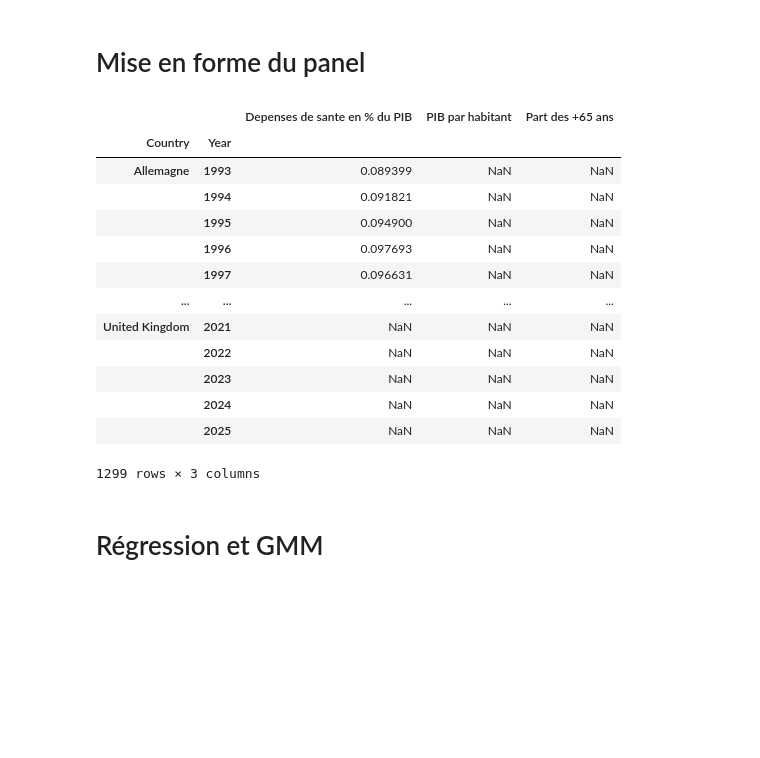
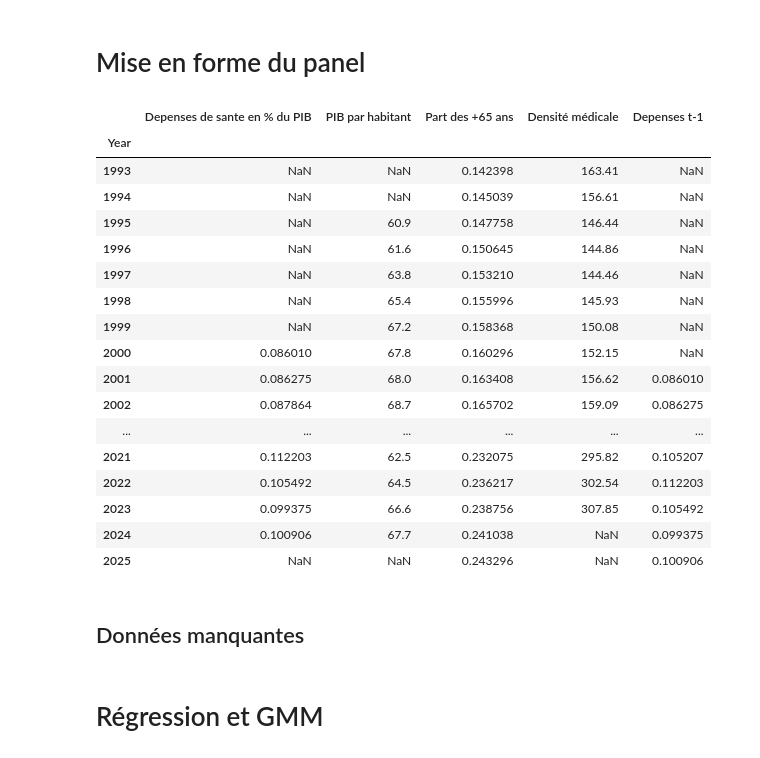
Before and after one commit to celineferbach/PESSD, a Jupyter notebook: main.ipynb, the cells around one changed output. Drawn from its saved outputs; the diff is of its cells as text; code cells hidden in the pictures; blank space fills up the shorter version.

Commit message:
ajout lag et densité médicale

```diff
--- a/main.ipynb
+++ b/main.ipynb
@@ -24,19 +24,13 @@ rajouter les données de dépenses de santé pour 1994 - 2004 en regardant sur l
 rajouter la base mortalite
 faire le tri dans les pays de la bdd nb de médecins
 # %%
-def load_data() :
-    #PIB, pop_65, pop_tot, densite_medicale, out_of_pocket, mortalite :  #à remplacer par load_data() quand ce sera codé
-
-    depenses_sante_vol = pd.read_excel(os.path.join("data", "Depenses_sante_en_volume.xlsx"))
-    depenses_sante_PIB = pd.read_excel(os.path.join("data", "Depenses_Sante_PIB.xlsx"))
-    pib = pd.read_excel(os.path.join("data", "PIB.xlsx"))
-    pib_par_habitant = pd.read_excel(os.path.join("data", "PIB_par_habitant.xlsx"))
-    pop_tot = pd.read_excel(os.path.join("data", "Pop_tot.xlsx"))
-    pop65 = pd.read_excel(os.path.join("data", "Pop+65ans.xlsx"))
-    part_pop65 = pd.read_excel(os.path.join("data", "part_pop_plus_65.xlsx"))
-    pop_par_age = pd.read_excel(os.path.join("data", "Population_par_age_tranches5ans.xlsx"))
-
-    return depenses_sante_vol, depenses_sante_PIB, pib, pib_par_habitant, pop_tot, pop65, part_pop65, pop_par_age
-
-depenses_sante_vol, depenses_sante_PIB, pib, pib_par_habitant, pop_tot, pop65, part_pop65, pop_par_age = load_data()
+depenses_sante_vol = pd.read_excel(os.path.join("data", "Depenses_sante_en_volume.xlsx"))
+depenses_sante_PIB = pd.read_excel(os.path.join("data", "Depenses_Sante_PIB.xlsx"))
+pib = pd.read_excel(os.path.join("data", "PIB.xlsx"))
+pib_par_habitant = pd.read_excel(os.path.join("data", "PIB_par_habitant.xlsx"))
+pop_tot = pd.read_excel(os.path.join("data", "Pop_tot.xlsx"))
+pop65 = pd.read_excel(os.path.join("data", "Pop+65ans.xlsx"))
+part_pop65 = pd.read_excel(os.path.join("data", "part_pop_plus_65.xlsx"))
+pop_par_age = pd.read_excel(os.path.join("data", "Population_par_age_tranches5ans.xlsx"))
+offre_medicale = pd.read_excel(os.path.join("data", "Offre-medicale_Practiciens.xlsx"))
 # %%
@@ -97,27 +91,32 @@ def preparer_donnees(fichier, var) :   #var est un str indiquant le nom de la va
 # %%
 panel_depenses_sante_PIB = preparer_donnees(depenses_sante_PIB, "Depenses de sante en % du PIB")
 panel_PIB_par_habitant = preparer_donnees(pib_par_habitant, "PIB par habitant")
 panel = pd.merge(panel_depenses_sante_PIB, panel_PIB_par_habitant, on=['Country', 'Year'], how='outer')
 panel_pop65 = preparer_donnees(part_pop65, "Part des +65 ans")
 panel = pd.merge(panel, panel_pop65, on=['Country', 'Year'], how='outer')
-
-#il manque la densité médicale, le TTD et les dépenses à t-1
+panel_offre_medicale = preparer_donnees(offre_medicale, "Densité médicale")
+panel = pd.merge(panel, panel_offre_medicale, on=['Country', 'Year'], how='outer')
+panel['Depenses t-1'] = panel.groupby(level='Country')['Depenses de sante en % du PIB'].shift(1)
 
 # 3. Structuration en Panel (MultiIndex)
 #panel = panel.set_index(['Country', 'Year']).sort_index()
-panel
+panel.loc['Portugal']
 # %% [output]
-|  |  | Depenses de sante en % du PIB | PIB par habitant | Part des +65 ans |
-| Country | Year |  |  |  |
-| Allemagne | 1993 | 0.089399 | NaN | NaN |
-|  | 1994 | 0.091821 | NaN | NaN |
-|  | 1995 | 0.094900 | NaN | NaN |
-|  | 1996 | 0.097693 | NaN | NaN |
-|  | 1997 | 0.096631 | NaN | NaN |
-| ... | ... | ... | ... | ... |
-| United Kingdom | 2021 | NaN | NaN | NaN |
-|  | 2022 | NaN | NaN | NaN |
-|  | 2023 | NaN | NaN | NaN |
-|  | 2024 | NaN | NaN | NaN |
-|  | 2025 | NaN | NaN | NaN |
+|  | Depenses de sante en % du PIB | PIB par habitant | Part des +65 ans | Densité médicale | Depenses t-1 |
+| Year |  |  |  |  |  |
+| 1993 | NaN | NaN | 0.142398 | 163.41 | NaN |
+| 1994 | NaN | NaN | 0.145039 | 156.61 | NaN |
+| 1995 | NaN | 60.9 | 0.147758 | 146.44 | NaN |
+| 1996 | NaN | 61.6 | 0.150645 | 144.86 | NaN |
+| 1997 | NaN | 63.8 | 0.153210 | 144.46 | NaN |
+| 1998 | NaN | 65.4 | 0.155996 | 145.93 | NaN |
+| 1999 | NaN | 67.2 | 0.158368 | 150.08 | NaN |
+| 2000 | 0.086010 | 67.8 | 0.160296 | 152.15 | NaN |
+| 2001 | 0.086275 | 68.0 | 0.163408 | 156.62 | 0.086010 |
+| 2002 | 0.087864 | 68.7 | 0.165702 | 159.09 | 0.086275 |
+| ... | ... | ... | ... | ... | ... |
+| 2021 | 0.112203 | 62.5 | 0.232075 | 295.82 | 0.105207 |
+| 2022 | 0.105492 | 64.5 | 0.236217 | 302.54 | 0.112203 |
+| 2023 | 0.099375 | 66.6 | 0.238756 | 307.85 | 0.105492 |
+| 2024 | 0.100906 | 67.7 | 0.241038 | NaN | 0.099375 |
+| 2025 | NaN | NaN | 0.243296 | NaN | 0.100906 |
-1299 rows × 3 columns
@@ -153,0 +123,2 @@ def panel() :
+# %% [markdown]
+## Données manquantes
```
Also changed, not shown: parts of 3 cells of this notebook.
